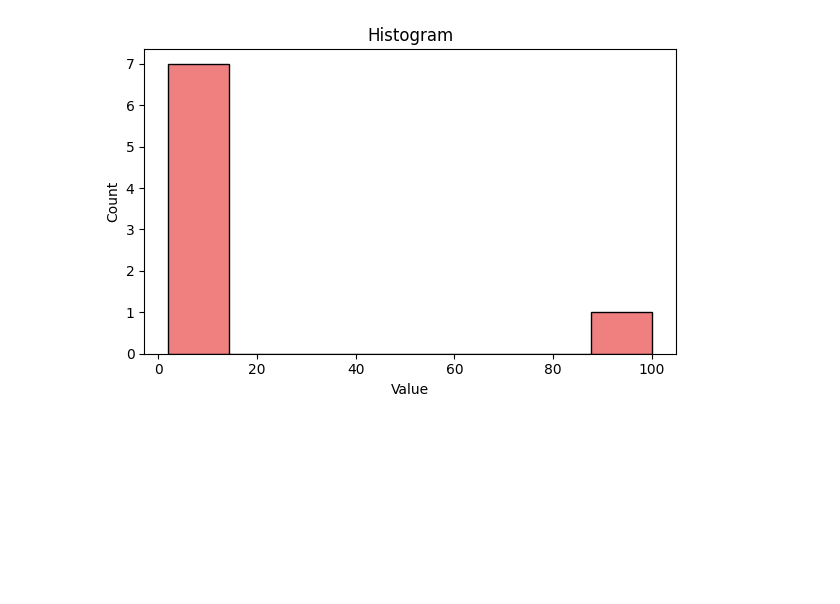
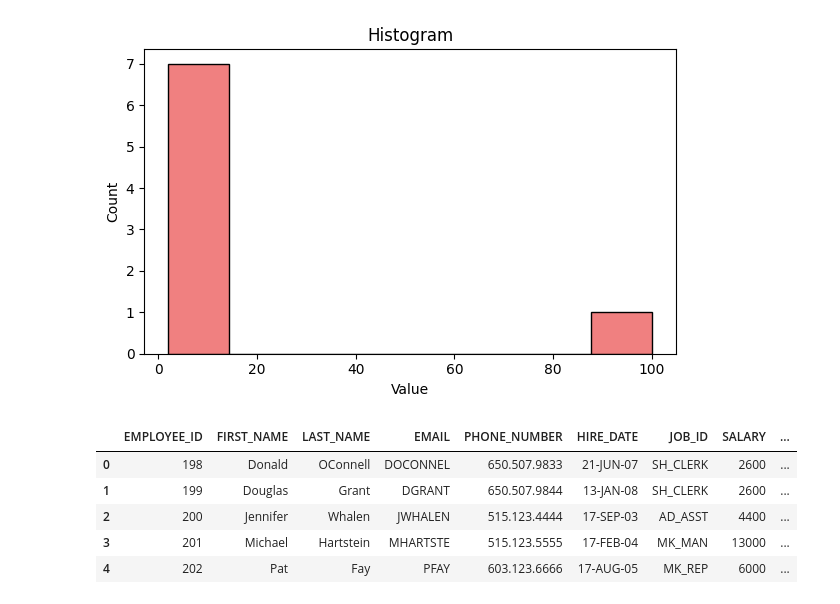
Before and after one commit to vikasgrg/Analytics, a Jupyter notebook: vgarg.ipynb, the cells around one changed output. Saved outputs shown, nothing was run; the diff lists cells and outputs as text; code cells hidden in the pictures; blank space fills up the shorter version.

```diff
--- a/vgarg.ipynb
+++ b/vgarg.ipynb
@@ -96,3 +96,14 @@ Skewness:  2.2517795515039443
 Excess Kurtosis:  3.102568907202496
 Regular Kurtosis:  6.102568907202496
 [figure]
+# %%
+import pandas as pd
+df = pd.read_csv('employees.csv')
+df.head()
+# %% [output]
+|  | EMPLOYEE_ID | FIRST_NAME | LAST_NAME | EMAIL | PHONE_NUMBER | HIRE_DATE | JOB_ID | SALARY | ... |
+| 0 | 198 | Donald | OConnell | DOCONNEL | 650.507.9833 | 21-JUN-07 | SH_CLERK | 2600 | ... |
+| 1 | 199 | Douglas | Grant | DGRANT | 650.507.9844 | 13-JAN-08 | SH_CLERK | 2600 | ... |
+| 2 | 200 | Jennifer | Whalen | JWHALEN | 515.123.4444 | 17-SEP-03 | AD_ASST | 4400 | ... |
+| 3 | 201 | Michael | Hartstein | MHARTSTE | 515.123.5555 | 17-FEB-04 | MK_MAN | 13000 | ... |
+| 4 | 202 | Pat | Fay | PFAY | 603.123.6666 | 17-AUG-05 | MK_REP | 6000 | ... |
```
Also changed, not shown: parts of 8 cells of this notebook.
